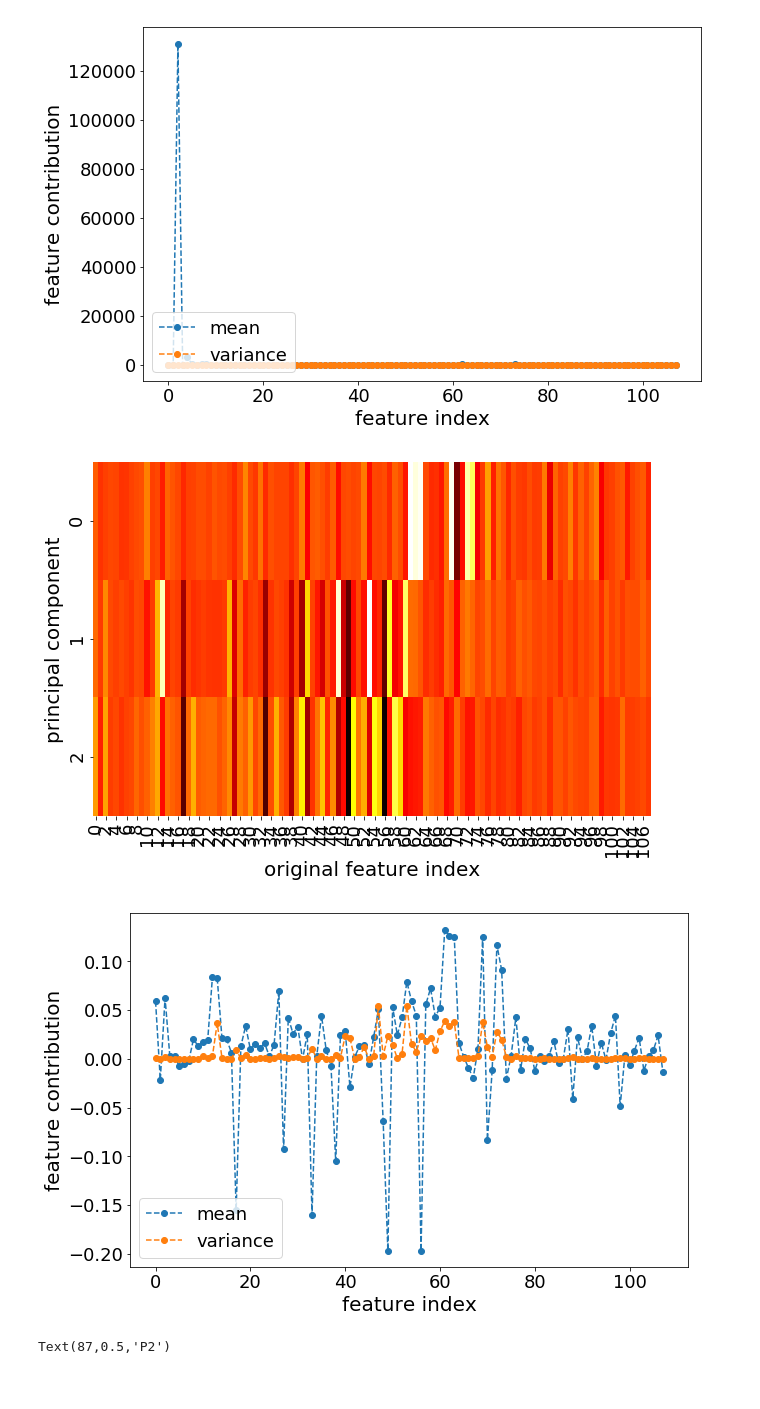
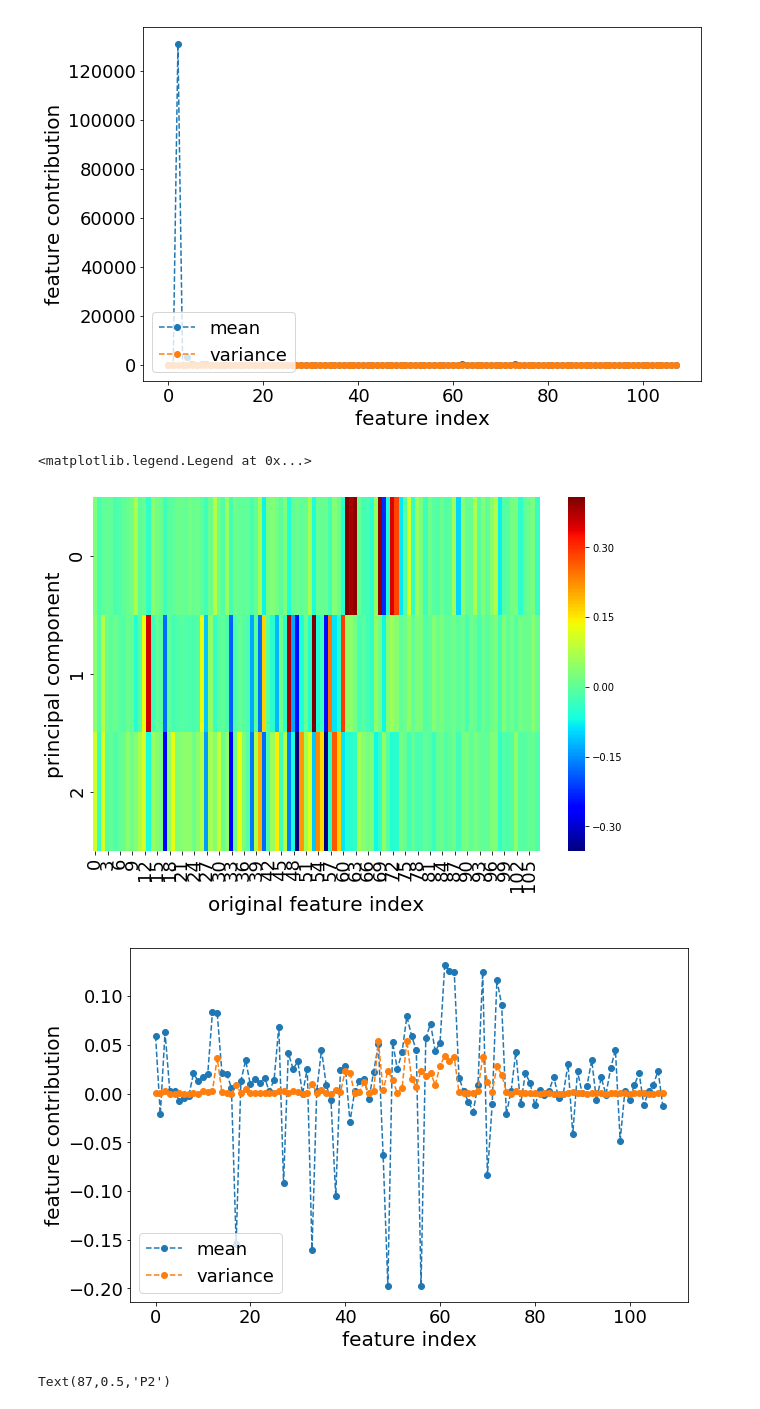
Before and after one commit to jiangshan123/Capstone_TDI, a Jupyter notebook: Project.ipynb, the cells around one changed output. Cells and saved outputs as stored; diff of their text form; code cells hidden in the pictures.

Commit message:
revised P_vs_Features images

```diff
--- a/Project.ipynb
+++ b/Project.ipynb
@@ -852,34 +852,35 @@ plt.legend(loc='lower left', fontsize=18)
 # %%
 n_comp =3
 pca_trafo = PCA(n_components=n_comp)
 data = X
 
 z_scaler = StandardScaler()
 z_data = z_scaler.fit_transform(data)
 
 pca_data = pca_trafo.fit_transform(z_data)
 pca_inv_data = pca_trafo.inverse_transform(np.eye(n_comp))
 
 fig = plt.figure(figsize=(10, 6.5))
-sns.heatmap(pca_trafo.inverse_transform(np.eye(n_comp)), cmap="hot", cbar=False)
+sns.heatmap(pca_trafo.inverse_transform(np.eye(n_comp)), cmap="jet", cbar=True)
 plt.ylabel('principal component', fontsize=20);
 plt.xlabel('original feature index', fontsize=20);
 plt.tick_params(axis='both', which='major', labelsize=18);
 plt.tick_params(axis='both', which='minor', labelsize=12);
 
 fig = plt.figure(figsize=(10, 6.5))
 plt.plot(pca_inv_data.mean(axis=0), '--o', label = 'mean')
 plt.plot(np.square(pca_inv_data.std(axis=0)), '--o', label = 'variance')
 plt.legend(loc='lower right')
 plt.ylabel('feature contribution', fontsize=20);
 plt.xlabel('feature index', fontsize=20);
 plt.tick_params(axis='both', which='major', labelsize=18);
 plt.tick_params(axis='both', which='minor', labelsize=12);
 #plt.xlim([0, 29])
 plt.legend(loc='lower left', fontsize=18)
-fig.savefig('P_vs_Features_3comp',dpi=400)
+#fig.savefig('P_vs_Features_3comp',dpi=400)
 # %% [output]
+<matplotlib.legend.Legend at 0x...>
-[figure, old version]
+[figure, new version]
 [figure]
 # %%
 plt.figure(figsize=(12,10))
```
Also changed, not shown: parts of 1 cell of this notebook, 2 other files.
